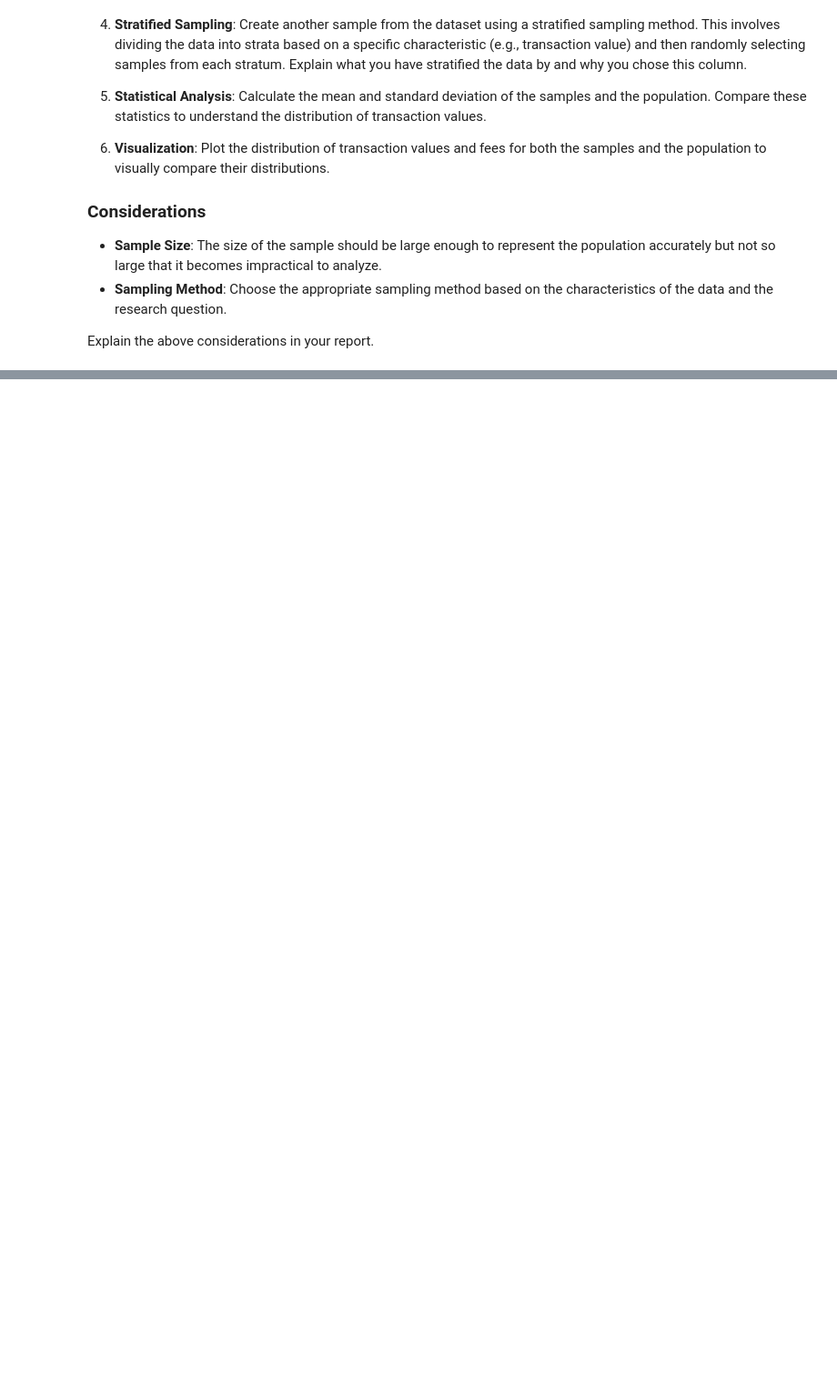
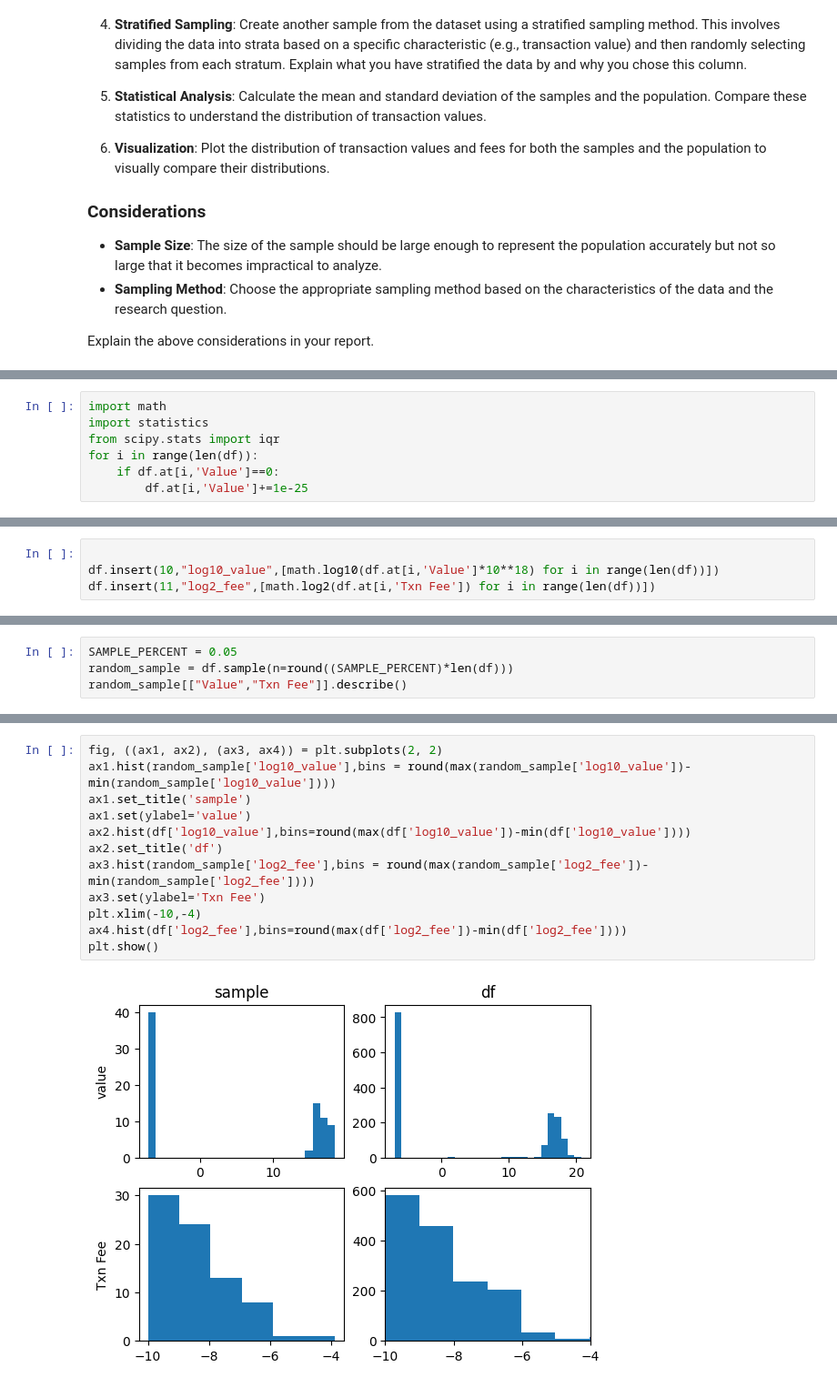
Before and after one commit to mvajhi/Introduction-to-Data-Science, a Jupyter notebook: ca0/CA0.ipynb, the cells around one changed output, grey strips where cells are left out. Shown at 91% size. Cells and saved outputs as stored; diff of their text form; blank space fills up the shorter version.

```diff
--- a/ca0/CA0.ipynb
+++ b/ca0/CA0.ipynb
@@ -540,0 +541,7 @@ Explain the above considerations in your report.
+# %%
+import math
+import statistics
+from scipy.stats import iqr
+for i in range(len(df)):
+    if df.at[i,'Value']==0:
+        df.at[i,'Value']+=1e-25
@@ -540,0 +550,4 @@ Explain the above considerations in your report.
+# %%
+
+df.insert(10,"log10_value",[math.log10(df.at[i,'Value']*10**18) for i in range(len(df))])
+df.insert(11,"log2_fee",[math.log2(df.at[i,'Txn Fee']) for i in range(len(df))])
@@ -540,0 +568,4 @@ Explain the above considerations in your report.
+# %%
+SAMPLE_PERCENT = 0.05
+random_sample = df.sample(n=round((SAMPLE_PERCENT)*len(df)))
+random_sample[["Value","Txn Fee"]].describe()
@@ -540,0 +582,14 @@ Explain the above considerations in your report.
+# %%
+fig, ((ax1, ax2), (ax3, ax4)) = plt.subplots(2, 2)
+ax1.hist(random_sample['log10_value'],bins = round(max(random_sample['log10_value'])-min(random_sample['log10_value'])))
+ax1.set_title('sample')
+ax1.set(ylabel='value')
+ax2.hist(df['log10_value'],bins=round(max(df['log10_value'])-min(df['log10_value'])))
+ax2.set_title('df')
+ax3.hist(random_sample['log2_fee'],bins = round(max(random_sample['log2_fee'])-min(random_sample['log2_fee'])))
+ax3.set(ylabel='Txn Fee')
+plt.xlim(-10,-4)
+ax4.hist(df['log2_fee'],bins=round(max(df['log2_fee'])-min(df['log2_fee'])))
+plt.show()
+# %% [output]
+[figure, added]
```
Also changed, not shown: parts of 15 cells of this notebook.
